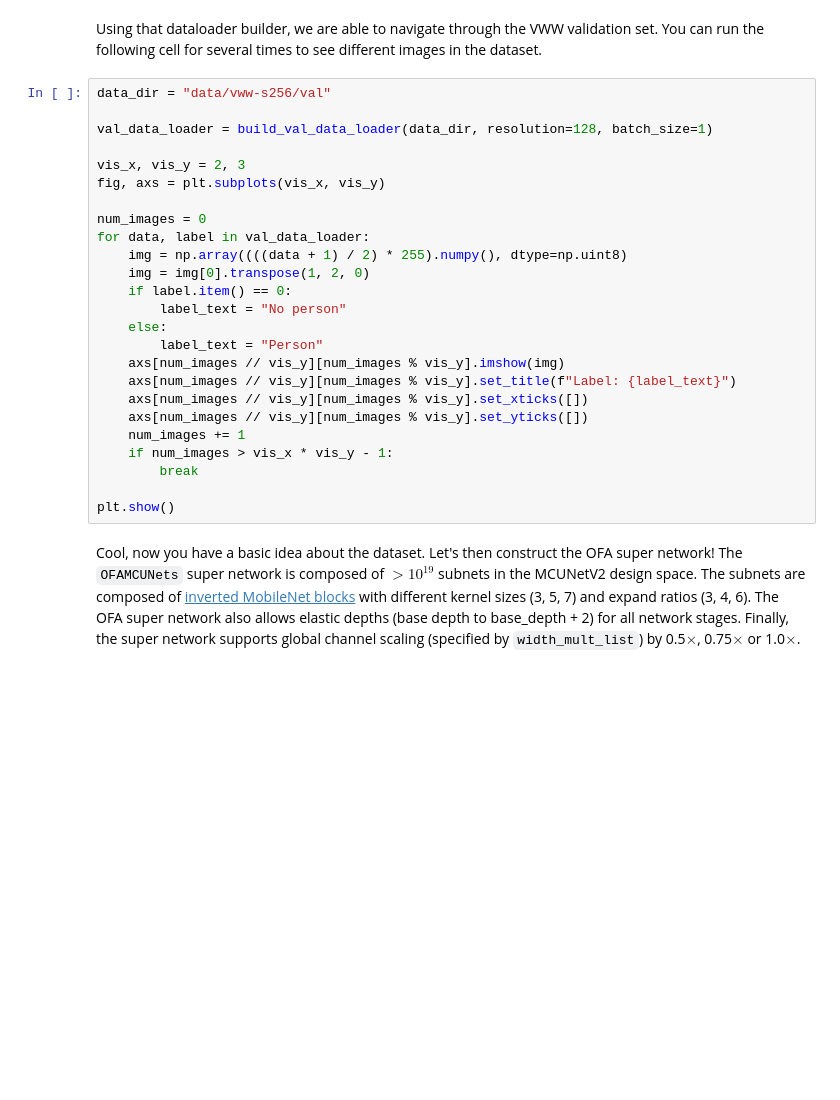
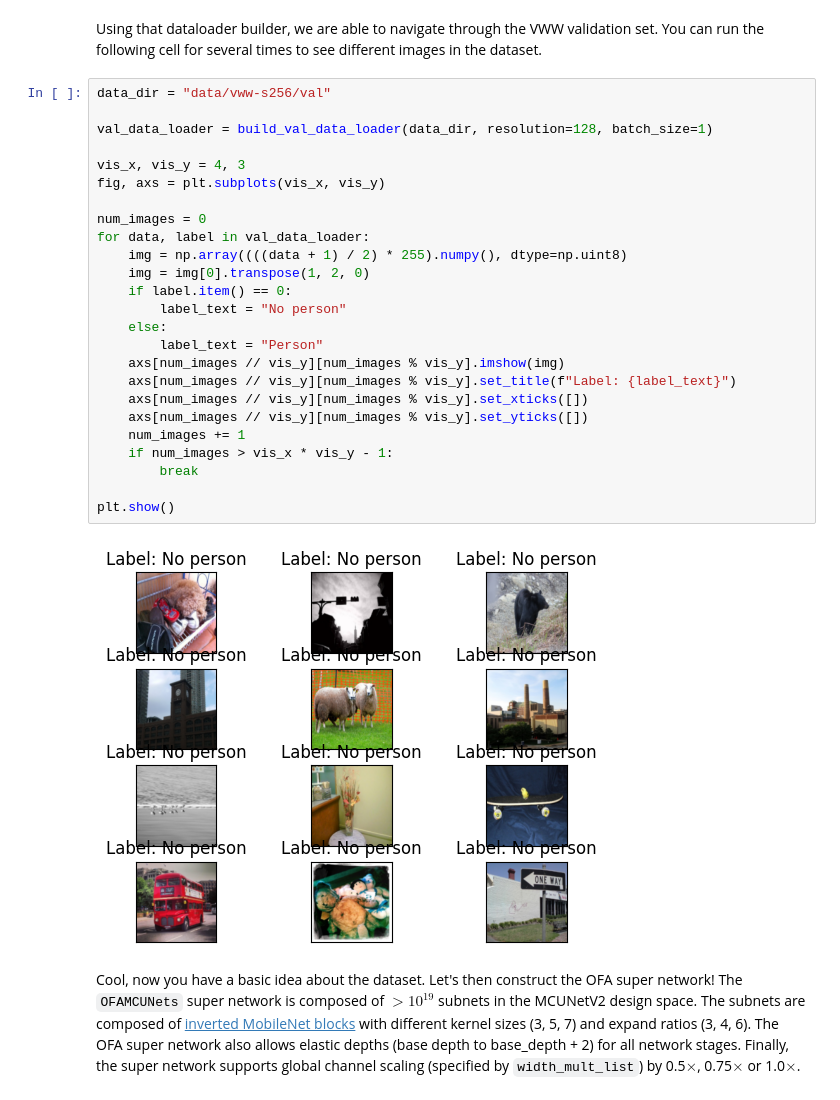
Before and after one commit to Chris-godz/LLM, a Jupyter notebook: MIT6.5940/Lab3.ipynb, the cells around one changed output. Drawn from its saved outputs; the diff is of its cells as text; blank space fills up the shorter version.

```diff
--- a/MIT6.5940/Lab3.ipynb
+++ b/MIT6.5940/Lab3.ipynb
@@ -122,28 +140,30 @@ Using that dataloader builder, we are able to navigate through the VWW validatio
 # %%
 data_dir = "data/vww-s256/val"
 
 val_data_loader = build_val_data_loader(data_dir, resolution=128, batch_size=1)
 
-vis_x, vis_y = 2, 3
+vis_x, vis_y = 4, 3
 fig, axs = plt.subplots(vis_x, vis_y)
 
 num_images = 0
 for data, label in val_data_loader:
     img = np.array((((data + 1) / 2) * 255).numpy(), dtype=np.uint8)
     img = img[0].transpose(1, 2, 0)
     if label.item() == 0:
         label_text = "No person"
     else:
         label_text = "Person"
     axs[num_images // vis_y][num_images % vis_y].imshow(img)
     axs[num_images // vis_y][num_images % vis_y].set_title(f"Label: {label_text}")
     axs[num_images // vis_y][num_images % vis_y].set_xticks([])
     axs[num_images // vis_y][num_images % vis_y].set_yticks([])
     num_images += 1
     if num_images > vis_x * vis_y - 1:
         break
 
 plt.show()
+# %% [output]
+[figure, added]
 # %% [markdown]
 Cool, now you have a basic idea about the dataset. Let's then construct the OFA super network! The `OFAMCUNets` super network is composed of $>10^{19}$ subnets in the MCUNetV2 design space. The subnets are composed of [inverted MobileNet blocks](https://arxiv.org/abs/1801.04381) with different kernel sizes (3, 5, 7) and expand ratios (3, 4, 6). The OFA super network also allows elastic depths (base depth to base_depth + 2) for all network stages. Finally, the super network supports global channel scaling (specified by `width_mult_list`) by 0.5$\times$, 0.75$\times$ or 1.0$\times$.
 # %%
```
Also changed, not shown: parts of 19 cells of this notebook.
